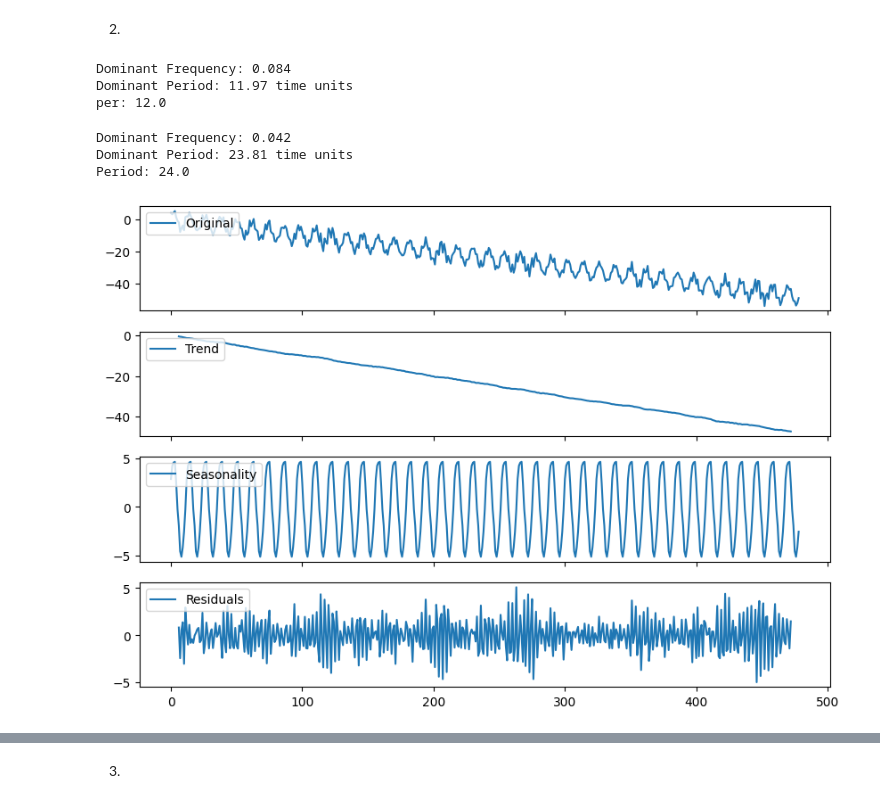
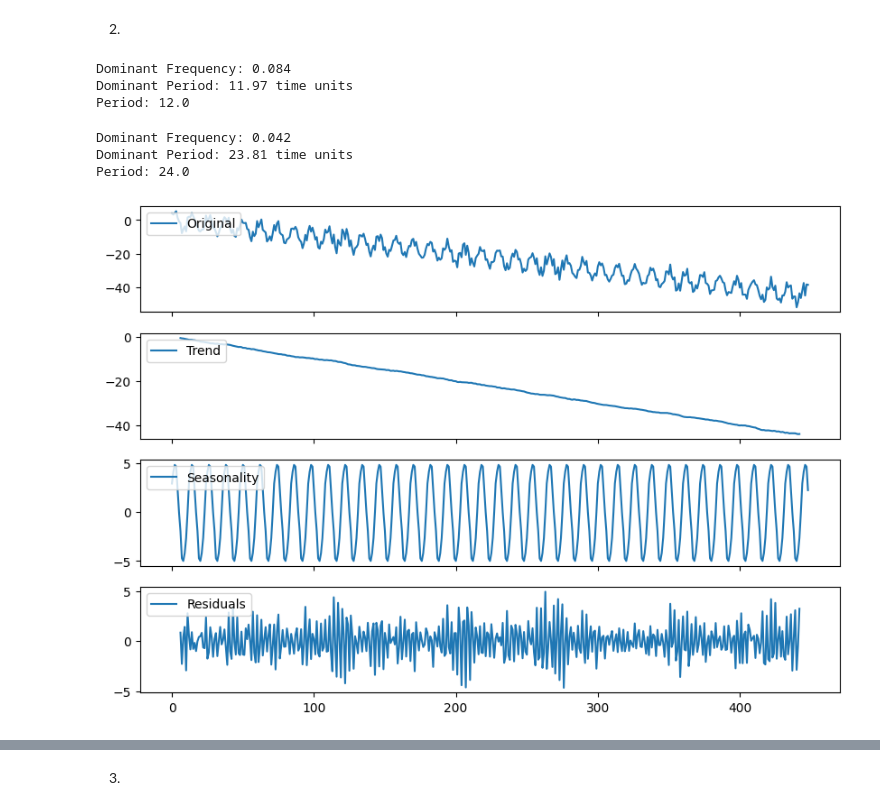
Before and after one commit to altUSER/ts2, a Jupyter notebook: 4 ar_ma.ipynb, the cells around one changed output, grey strips where cells are left out. Saved outputs shown, nothing was run; the diff lists cells and outputs as text; code cells hidden in the pictures.

```diff
--- a/4 ar_ma.ipynb
+++ b/4 ar_ma.ipynb
@@ -954,11 +975,11 @@ run_sequence_plot(range(len(arma_ts2)), arma_ts2, "ts2")
 2.
 # %%
 period, _, _ = fft_analysis(arma_ts1)
-print(f"per: {np.round(period)}")
+print(f"Period: {np.round(period)}")
 # %% [output]
 Dominant Frequency: 0.084
 Dominant Period: 11.97 time units
-per: 12.0
+Period: 12.0
 # %%
 period, _, _ = fft_analysis(arma_ts2)
 print(f"Period: {np.round(period)}")
@@ -986,8 +1007,8 @@ def seas_decomp_plots(original, decomposition):
 
     plt.show()
 # %%
-decomposition1 = seasonal_decompose(x=arma_ts1, model='additive', period=12)
-seas_decomp_plots(arma_ts1, decomposition1)
+decomposition1 = seasonal_decompose(x=train1, model='additive', period=12)
+seas_decomp_plots(train1, decomposition1)
 # %% [output]
-[figure, old version]
+[figure, new version]
 # %%
```
Also changed, not shown: parts of 26 cells of this notebook, 5 other files.
